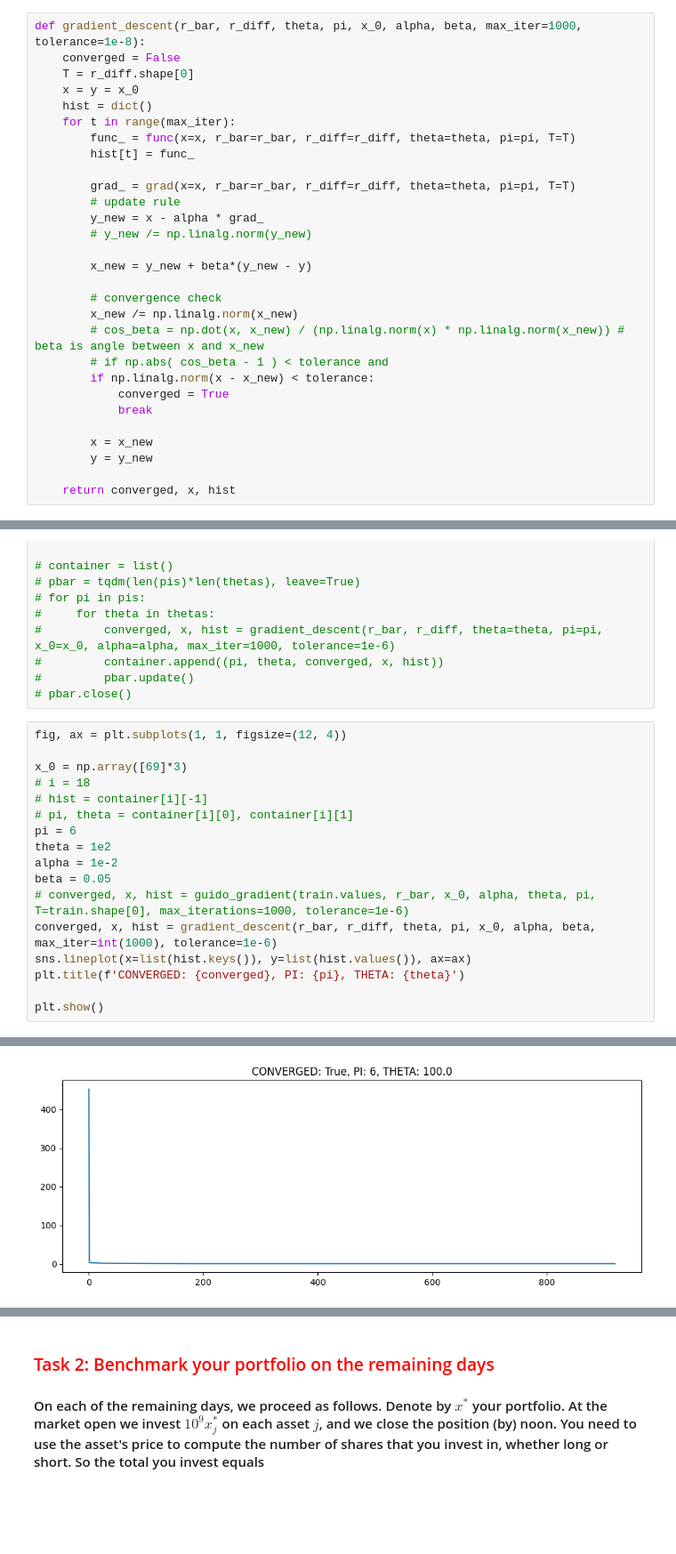
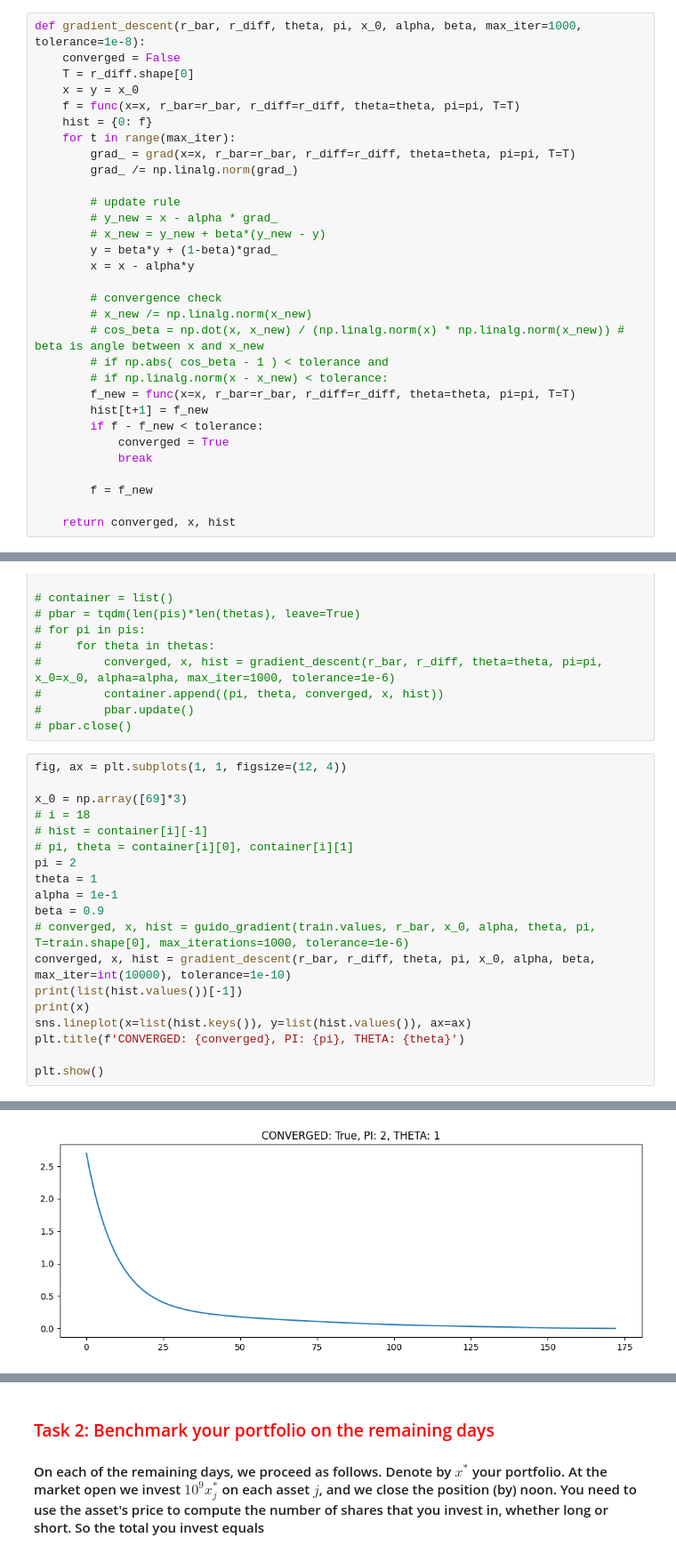
Before and after one commit to ostapenkovs/ieor-4500-apps-prog, a Jupyter notebook: hw2/hw2.ipynb, the cells around one changed output, grey strips where cells are left out. Shown at 89% size. Drawn from its saved outputs; the diff is of its cells as text; blank space fills up the shorter version.

```diff
--- a/hw2/hw2.ipynb
+++ b/hw2/hw2.ipynb
@@ -140,28 +140,30 @@ def gradient_descent(r_bar, r_diff, theta, pi, x_0, alpha, beta, max_iter=1000,
     converged = False
     T = r_diff.shape[0]
     x = y = x_0
-    hist = dict()
+    f = func(x=x, r_bar=r_bar, r_diff=r_diff, theta=theta, pi=pi, T=T)
+    hist = {0: f}
     for t in range(max_iter):
-        func_ = func(x=x, r_bar=r_bar, r_diff=r_diff, theta=theta, pi=pi, T=T)
-        hist[t] = func_
+        grad_ = grad(x=x, r_bar=r_bar, r_diff=r_diff, theta=theta, pi=pi, T=T)
+        grad_ /= np.linalg.norm(grad_)
 
-        grad_ = grad(x=x, r_bar=r_bar, r_diff=r_diff, theta=theta, pi=pi, T=T)
         # update rule
-        y_new = x - alpha * grad_
-        # y_new /= np.linalg.norm(y_new)
-
-        x_new = y_new + beta*(y_new - y)
+        # y_new = x - alpha * grad_
+        # x_new = y_new + beta*(y_new - y)
+        y = beta*y + (1-beta)*grad_
+        x = x - alpha*y
 
         # convergence check
-        x_new /= np.linalg.norm(x_new)
+        # x_new /= np.linalg.norm(x_new)
         # cos_beta = np.dot(x, x_new) / (np.linalg.norm(x) * np.linalg.norm(x_new)) # beta is angle between x and x_new
         # if np.abs( cos_beta - 1 ) < tolerance and
-        if np.linalg.norm(x - x_new) < tolerance:
+        # if np.linalg.norm(x - x_new) < tolerance:
+        f_new = func(x=x, r_bar=r_bar, r_diff=r_diff, theta=theta, pi=pi, T=T)
+        hist[t+1] = f_new
+        if f - f_new < tolerance:
             converged = True
             break
 
-        x = x_new
-        y = y_new
+        f = f_new
 
     return converged, x, hist
 # %%
@@ -226,12 +228,14 @@ x_0 = np.array([69]*3)
 # i = 18
 # hist = container[i][-1]
 # pi, theta = container[i][0], container[i][1]
-pi = 6
-theta = 1e2
-alpha = 1e-2
-beta = 0.05
+pi = 2
+theta = 1
+alpha = 1e-1
+beta = 0.9
 # converged, x, hist = guido_gradient(train.values, r_bar, x_0, alpha, theta, pi, T=train.shape[0], max_iterations=1000, tolerance=1e-6)
-converged, x, hist = gradient_descent(r_bar, r_diff, theta, pi, x_0, alpha, beta, max_iter=int(1000), tolerance=1e-6)
+converged, x, hist = gradient_descent(r_bar, r_diff, theta, pi, x_0, alpha, beta, max_iter=int(10000), tolerance=1e-10)
+print(list(hist.values())[-1])
+print(x)
 sns.lineplot(x=list(hist.keys()), y=list(hist.values()), ax=ax)
 plt.title(f'CONVERGED: {converged}, PI: {pi}, THETA: {theta}')
 
@@ -240 +246 @@ plt.show()
-[figure, old version]
+[figure, new version]
```
Also changed, not shown: parts of 4 cells of this notebook.
